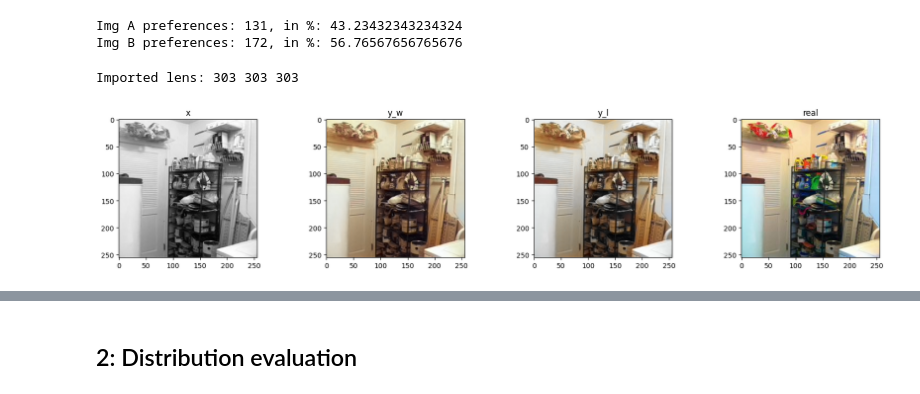
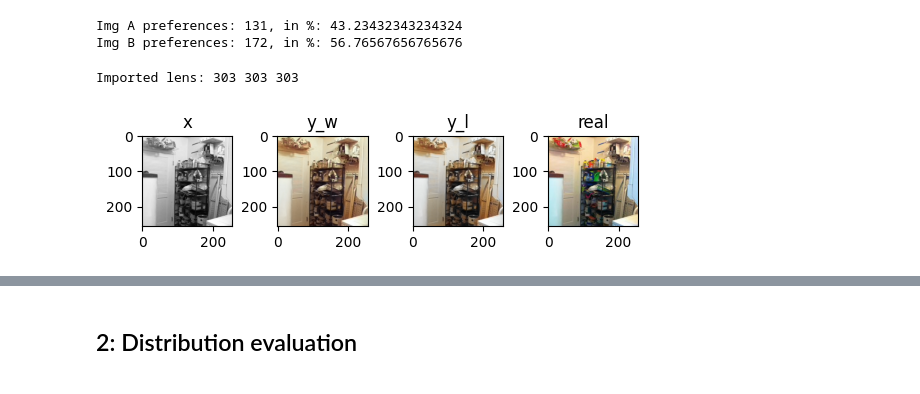
Before and after one commit to FrancescoLR02/ImageColorization, a Jupyter notebook: DPO on ECCV.ipynb, the cells around one changed output, grey strips where cells are left out. Cells and saved outputs as stored; diff of their text form; code cells hidden in the pictures.

```diff
--- a/DPO on ECCV.ipynb
+++ b/DPO on ECCV.ipynb
@@ -238,39 +133,51 @@ Img B preferences: 172, in %: 56.76567656765676
 # %%
 # read the preference
 x = []
 x_training = []
 y_w = []
 y_l = []
 real = []
 real_ab = []
 
 for idx, row in pref.iterrows():
-    y_w.append(load_img(row['humanChoice']))
-    y_l.append(load_img(row['rejectionChoice']))
-    x.append(preprocess_img(load_img(f'DPO_dataset/Img_true/Real_{row['ImageID']}.png'))[1].squeeze())
-    x_training.append(preprocess_img(load_img(f'DPO_dataset/Img_true/Real_{row['ImageID']}.png'))[1][0])
-    real_ab.append(preprocess_img_ab(load_img(f'DPO_dataset/Img_true/Real_{row['ImageID']}.png'))[1])
-    real.append(load_img(f'DPO_dataset/Img_true/Real_{row['ImageID']}.png'))
+    y_w.append(load_img(row["humanChoice"]))
+    y_l.append(load_img(row["rejectionChoice"]))
+    x.append(
+        preprocess_img(load_img(f"DPO_dataset/Img_true/Real_{row['ImageID']}.png"))[
+            1
+        ].squeeze()
+    )
+    x_training.append(
+        preprocess_img(load_img(f"DPO_dataset/Img_true/Real_{row['ImageID']}.png"))[1][
+            0
+        ]
+    )
+    real_ab.append(
+        preprocess_img_ab(load_img(f"DPO_dataset/Img_true/Real_{row['ImageID']}.png"))[
+            1
+        ]
+    )
+    real.append(load_img(f"DPO_dataset/Img_true/Real_{row['ImageID']}.png"))
 
-print('Imported lens:',len(x),len(y_w), len(y_l))
+print("Imported lens:", len(x), len(y_w), len(y_l))
 
-fig, (ax1, ax2, ax3, ax4) = plt.subplots(1, 4, figsize = (20, 5))
+fig, (ax1, ax2, ax3, ax4) = plt.subplots(1, 4)
 fig.subplots_adjust(wspace=0.5)
 
 index = 69
-ax1.imshow(x[index],cmap = 'gray')
+ax1.imshow(x[index], cmap="gray")
 ax2.imshow(y_w[index])
 ax3.imshow(y_l[index])
 ax4.imshow(real[index])
 
-ax1.set_title('x')
-ax2.set_title('y_w')
-ax3.set_title('y_l')
-ax4.set_title('real')
+ax1.set_title("x")
+ax2.set_title("y_w")
+ax3.set_title("y_l")
+ax4.set_title("real")
 
 plt.show()
 # %% [output]
 Imported lens: 303 303 303
-[figure, old version]
+[figure, new version]
 # %%
 # format the preference dataset as list of dicts of np arrays
```
Also changed, not shown: parts of 17 cells of this notebook, 7 other files.
